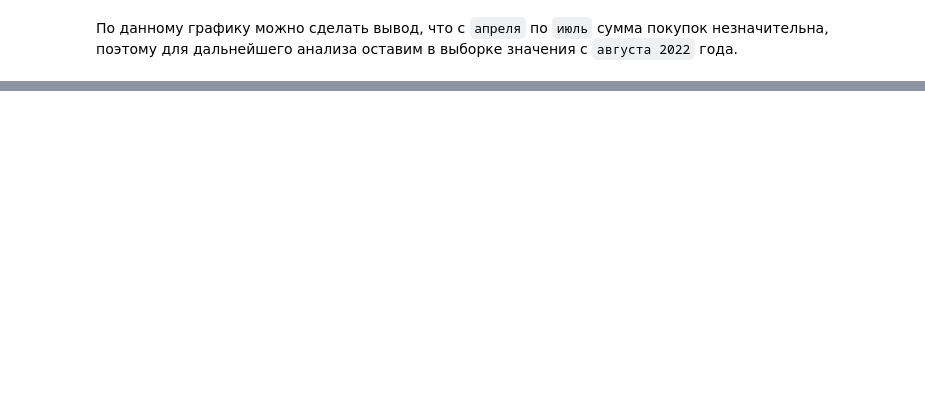
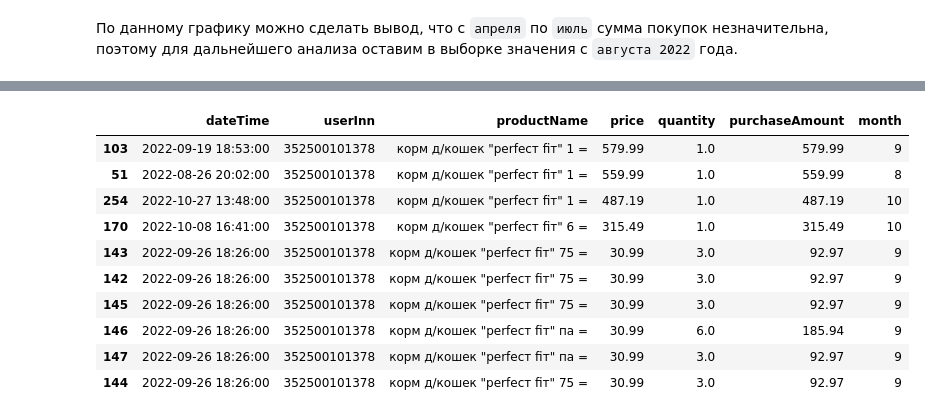
Before and after one commit to tabbols95/Purchase_analysis, a Jupyter notebook: purchase_analysis_data.ipynb, the cells around one changed output, grey strips where cells are left out. Cells and saved outputs as stored; diff of their text form; code cells hidden in the pictures; blank space fills up the shorter version.

```diff
--- a/purchase_analysis_data.ipynb
+++ b/purchase_analysis_data.ipynb
@@ -129,0 +154,19 @@ plt.show() # печатаем график
+# %%
+data_active_product_cat = data_active[data_active.productName.str.contains('^корм д/кошек', regex=True)]
+# %%
+data_active_product_cat \
+    .sort_values('price', ascending=False) \
+    .head(10)
+# посмотрим на первые 10 позиций отобранного товара
+# %% [output]
+|  | dateTime | userInn | productName | price | quantity | purchaseAmount | month |
+| 103 | 2022-09-19 18:53:00 | 352500101378 | корм д/кошек "реrfест fiт" 1 = | 579.99 | 1.0 | 579.99 | 9 |
+| 51 | 2022-08-26 20:02:00 | 352500101378 | корм д/кошек "реrfест fiт" 1 = | 559.99 | 1.0 | 559.99 | 8 |
+| 254 | 2022-10-27 13:48:00 | 352500101378 | корм д/кошек "реrfест fiт" 1 = | 487.19 | 1.0 | 487.19 | 10 |
+| 170 | 2022-10-08 16:41:00 | 352500101378 | корм д/кошек "реrfест fiт" 6 = | 315.49 | 1.0 | 315.49 | 10 |
+| 143 | 2022-09-26 18:26:00 | 352500101378 | корм д/кошек "реrfест fiт" 75 = | 30.99 | 3.0 | 92.97 | 9 |
+| 142 | 2022-09-26 18:26:00 | 352500101378 | корм д/кошек "реrfест fiт" 75 = | 30.99 | 3.0 | 92.97 | 9 |
+| 145 | 2022-09-26 18:26:00 | 352500101378 | корм д/кошек "реrfест fiт" 75 = | 30.99 | 3.0 | 92.97 | 9 |
+| 146 | 2022-09-26 18:26:00 | 352500101378 | корм д/кошек "реrfест fiт" па = | 30.99 | 6.0 | 185.94 | 9 |
+| 147 | 2022-09-26 18:26:00 | 352500101378 | корм д/кошек "реrfест fiт" па = | 30.99 | 3.0 | 92.97 | 9 |
+| 144 | 2022-09-26 18:26:00 | 352500101378 | корм д/кошек "реrfест fiт" 75 = | 30.99 | 3.0 | 92.97 | 9 |
```
Also changed, not shown: parts of 41 cells of this notebook, 1 other file.
